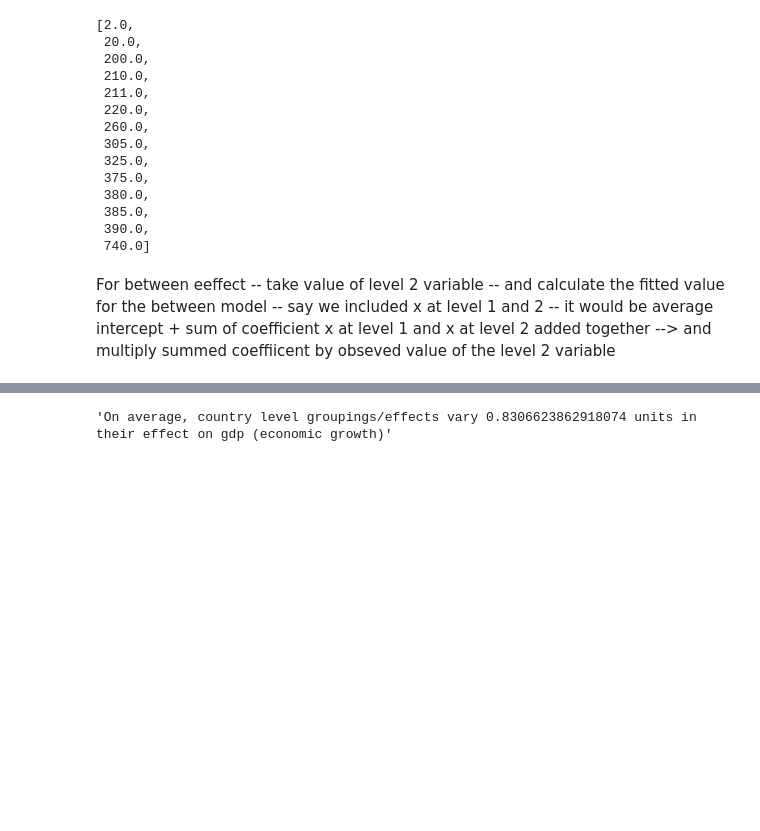
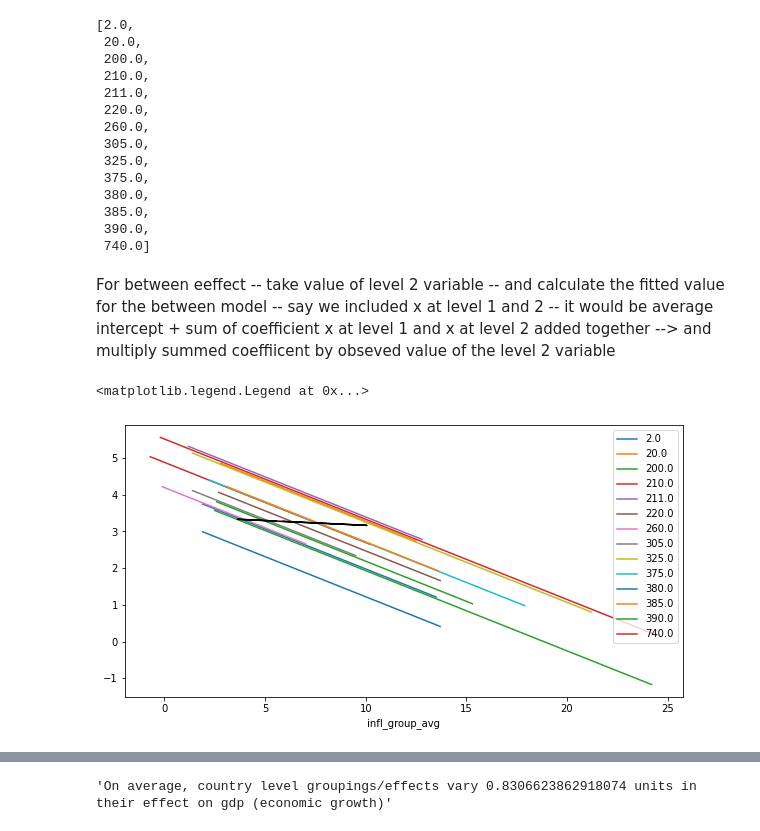
Before and after one commit to jgkorman/Statistical-Analysis-In-Python, a Jupyter notebook: Assignment_1_MLE2_Korman_JamesG_ICPSR_2022.ipynb, the cells around one changed output, grey strips where cells are left out. Cells and saved outputs as stored; diff of their text form; code cells hidden in the pictures; blank space fills up the shorter version.

```diff
--- a/Assignment_1_MLE2_Korman_JamesG_ICPSR_2022.ipynb
+++ b/Assignment_1_MLE2_Korman_JamesG_ICPSR_2022.ipynb
@@ -222,0 +361,4 @@ df1
+# %%
+# within group effects (fixed effects with random intercepts)
+df_new['y_hat_within'] = (model.params[0] + df_new['random_effects']) + (model.params[1] * df_new['leftlab'].mean()) + (model.params[2] * df_new['infl']) + (model.params[3] * df_new['infl_group_avg'].mean()) + (model.params[4] * df_new['unem'].mean()) + (model.params[5] * df_new['trade'].mean())
+df_new
@@ -223,4 +379,5 @@ df1
 # %%
 # this is all the linear prediction is for multilevel model
-df1['y_hat'] = (7.268 + df1['random_effects']) + (-0.105 * df1['leftlab'].mean()) + (-0.210 * df1['infl']) + (-0.295 * df1['unem'].mean()) + (-0.016 * df1['trade'].mean())
+df_new['y_hat_between'] = (model.params[0]) + (model.params[1] * df_new['leftlab'].mean()) + ((model.params[2] + model.params[3]) * df_new['infl_group_avg']) + (model.params[4] * df_new['unem'].mean()) + (model.params[5] * df_new['trade'].mean())
 # for random slopes -- we do the same above -- and if we have random slopes for a slope coefficient, it will be the reported average slope coefficient plus, the random slope effect, * observed value for that variable and the other variables would be held constant at their mean value
+df_new
@@ -246,0 +401,3 @@ df1_sort
+# %%
+df_new_sort = df_new.sort_values(['country', 'y_hat_within']).copy()
+df_new_sort
@@ -268,3 +439,13 @@ country
 # %% [markdown]
 For between eeffect -- take value of level 2 variable -- and calculate the fitted value for the between model --
 say we included x at level 1 and 2 -- it would be average intercept + sum of coefficient x at level 1 and x at level 2 added together --> and multiply summed coeffiicent by obseved value of the level 2 variable
+# %%
+# plotting the within group effects and between group effects for inflation
+
+fig, ax = plt.subplots(figsize=(10, 5))
+df_new_sort.groupby('country').plot('infl', 'y_hat_within', ax=ax)
+df_new_sort.plot('infl_group_avg', 'y_hat_between', ax=ax, color='black')
+ax.legend(country)
+# %% [output]
+<matplotlib.legend.Legend at 0x...>
+[figure, added]
```
Also changed, not shown: parts of 42 cells of this notebook.
